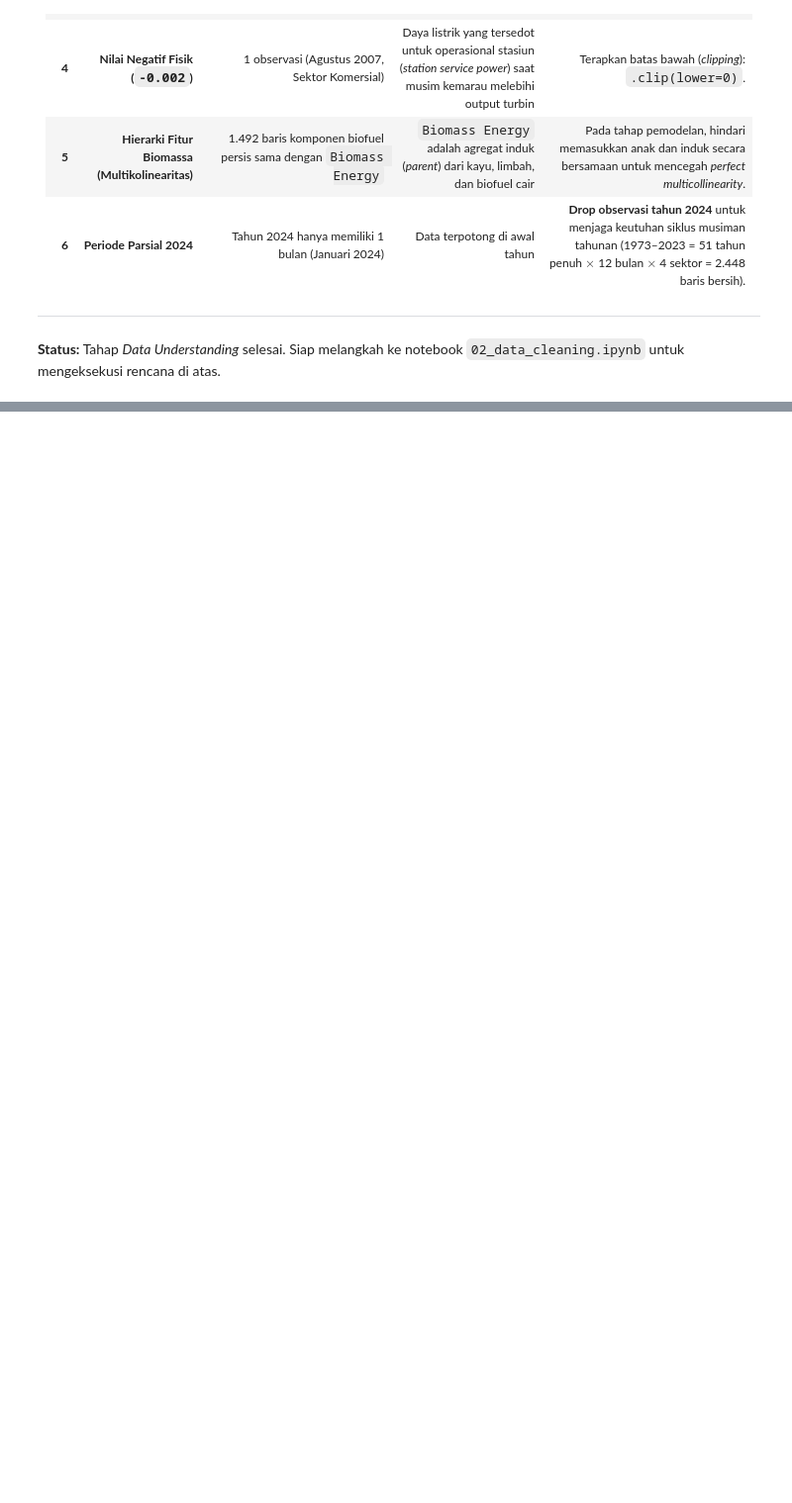
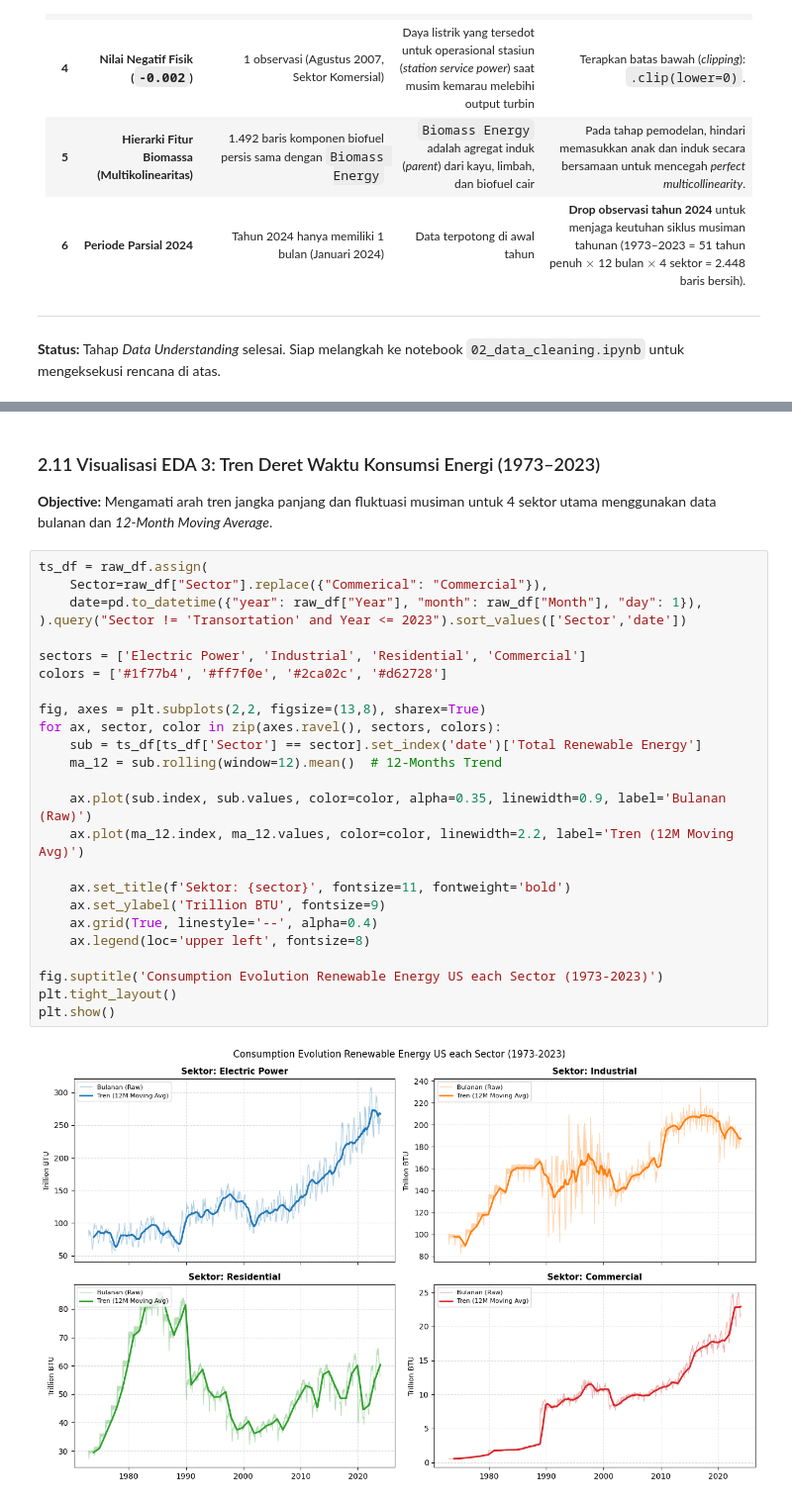
Before and after one commit to MichaelB232/41_IF-D_KataAnissaBebas, a Jupyter notebook: notebooks/01_data_understanding.ipynb, the cells around one changed output, grey strips where cells are left out. Shown at 99% size. Drawn from its saved outputs; the diff is of its cells as text; blank space fills up the shorter version.

```diff
--- a/notebooks/01_data_understanding.ipynb
+++ b/notebooks/01_data_understanding.ipynb
@@ -272,0 +324,30 @@ Berdasarkan audit forensik pada tahap *Data Understanding*, berikut adalah rangk
+# %% [markdown]
+### 2.11 Visualisasi EDA 3: Tren Deret Waktu Konsumsi Energi (1973–2023)
+**Objective:** Mengamati arah tren jangka panjang dan fluktuasi musiman untuk 4 sektor utama menggunakan data bulanan dan *12-Month Moving Average*.
+# %%
+ts_df = raw_df.assign(
+    Sector=raw_df["Sector"].replace({"Commerical": "Commercial"}),
+    date=pd.to_datetime({"year": raw_df["Year"], "month": raw_df["Month"], "day": 1}),
+).query("Sector != 'Transortation' and Year <= 2023").sort_values(['Sector','date'])
+
+sectors = ['Electric Power', 'Industrial', 'Residential', 'Commercial']
+colors = ['#1f77b4', '#ff7f0e', '#2ca02c', '#d62728']
+
+fig, axes = plt.subplots(2,2, figsize=(13,8), sharex=True)
+for ax, sector, color in zip(axes.ravel(), sectors, colors):
+    sub = ts_df[ts_df['Sector'] == sector].set_index('date')['Total Renewable Energy']
+    ma_12 = sub.rolling(window=12).mean()  # 12-Months Trend
+
+    ax.plot(sub.index, sub.values, color=color, alpha=0.35, linewidth=0.9, label='Bulanan (Raw)')
+    ax.plot(ma_12.index, ma_12.values, color=color, linewidth=2.2, label='Tren (12M Moving Avg)')
+
+    ax.set_title(f'Sektor: {sector}', fontsize=11, fontweight='bold')
+    ax.set_ylabel('Trillion BTU', fontsize=9)
+    ax.grid(True, linestyle='--', alpha=0.4)
+    ax.legend(loc='upper left', fontsize=8)
+
+fig.suptitle('Consumption Evolution Renewable Energy US each Sector (1973-2023)')
+plt.tight_layout()
+plt.show()
+# %% [output]
+[figure, added]
```
Also changed, not shown: parts of 9 cells of this notebook.
